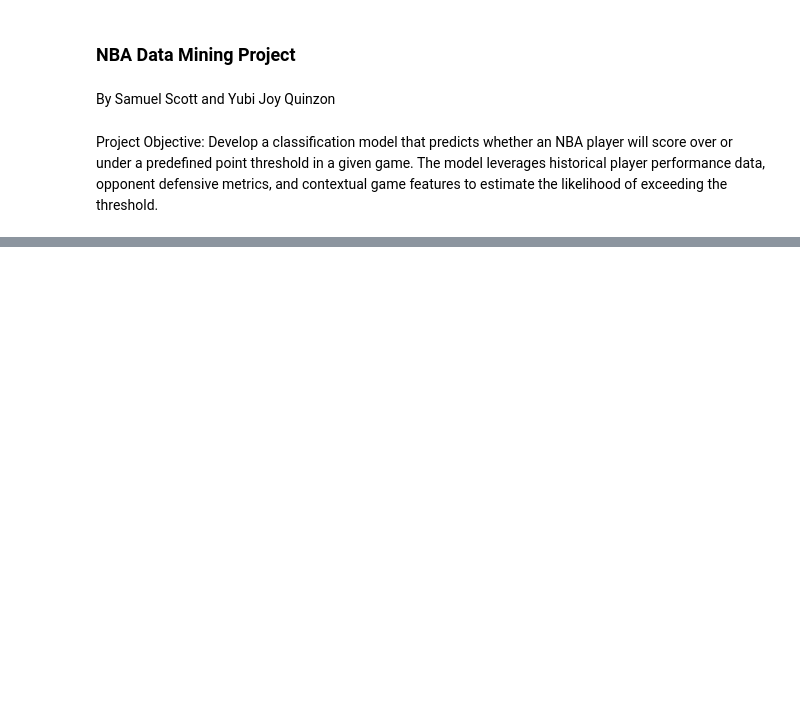
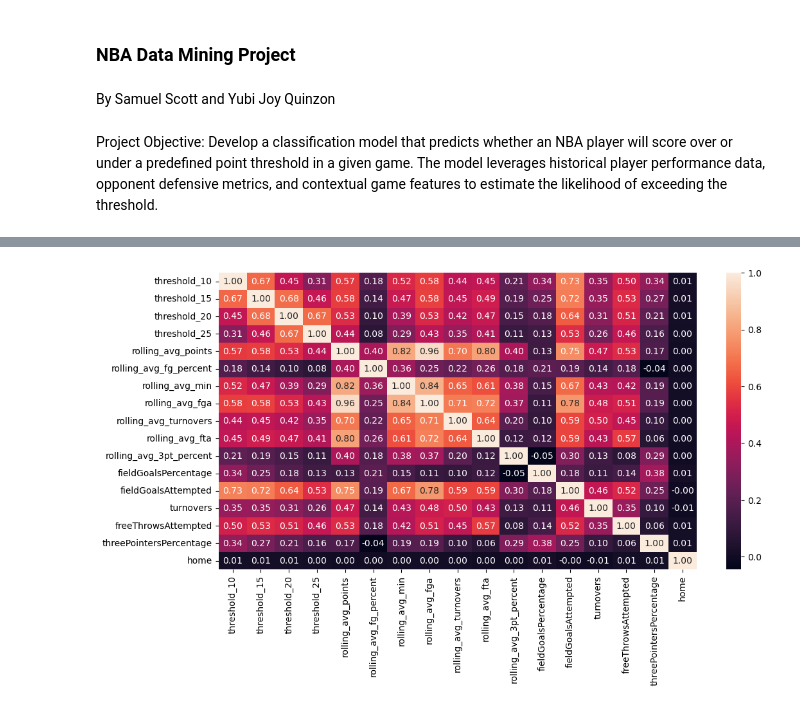
Before and after one commit to sascott9655/NBA_Data_Mining_Project, a Jupyter notebook: NBA_Data_Mining_Project.ipynb, the cells around one changed output, grey strips where cells are left out. Cells and saved outputs as stored; diff of their text form; code cells hidden in the pictures; blank space fills up the shorter version.

```diff
--- a/NBA_Data_Mining_Project.ipynb
+++ b/NBA_Data_Mining_Project.ipynb
@@ -189,0 +152,3 @@ continuous_vars = ['threePointersPercentage', 'threePointersAttempted', 'threePo
+# %%
+# Dropping unserious game types
+player_stats = player_stats[~player_stats["gameType"].isin(["Preseason", "All-Star Game", "Pre Season"])]
@@ -189,0 +165,3 @@ continuous_vars = ['threePointersPercentage', 'threePointersAttempted', 'threePo
+# %%
+# Changing date type from string to datetime
+player_stats["gameDateTimeEst"] = pd.to_datetime(player_stats["gameDateTimeEst"])
@@ -189,0 +239,14 @@ continuous_vars = ['threePointersPercentage', 'threePointersAttempted', 'threePo
+# %%
+# Because rolling averages dont account for the first 5 games, we remove them
+rolling_average_stats = rolling_average_stats.dropna(subset=[
+    "rolling_avg_points",
+    "rolling_avg_fg_percent",
+    "rolling_avg_min",
+    "rolling_avg_fga",
+    "rolling_avg_turnovers",
+    "rolling_avg_fta",
+    "rolling_avg_3pt_percent"
+])
+
+last_10_years_data = rolling_average_stats[rolling_average_stats["gameDateTimeEst"] >= "2015-10-26"]
+last_10_years_data
@@ -189,0 +290,28 @@ continuous_vars = ['threePointersPercentage', 'threePointersAttempted', 'threePo
+# %%
+#Deciding on which features to display is important as we are trying to show all audiences what the most important features are and why
+corr_features = [
+    "threshold_10",
+    "threshold_15",
+    "threshold_20",
+    "threshold_25",
+    "rolling_avg_points",
+    "rolling_avg_fg_percent",
+    "rolling_avg_min",
+    "rolling_avg_fga",
+    "rolling_avg_turnovers",
+    "rolling_avg_fta",
+    "rolling_avg_3pt_percent",
+    "fieldGoalsPercentage",
+    "numMinutes",
+    "fieldGoalsAttempted",
+    "turnovers",
+    "freeThrowsAttempted",
+    "threePointersPercentage",
+    "home"
+]
+
+plt.figure(figsize=(12,6))
+sns.heatmap(last_10_years_data[corr_features].corr(numeric_only=True), annot=True, fmt=".2f")
+plt.show()
+# %% [output]
+[figure, added]
```
Also changed, not shown: parts of 36 cells of this notebook, 1 other file.
